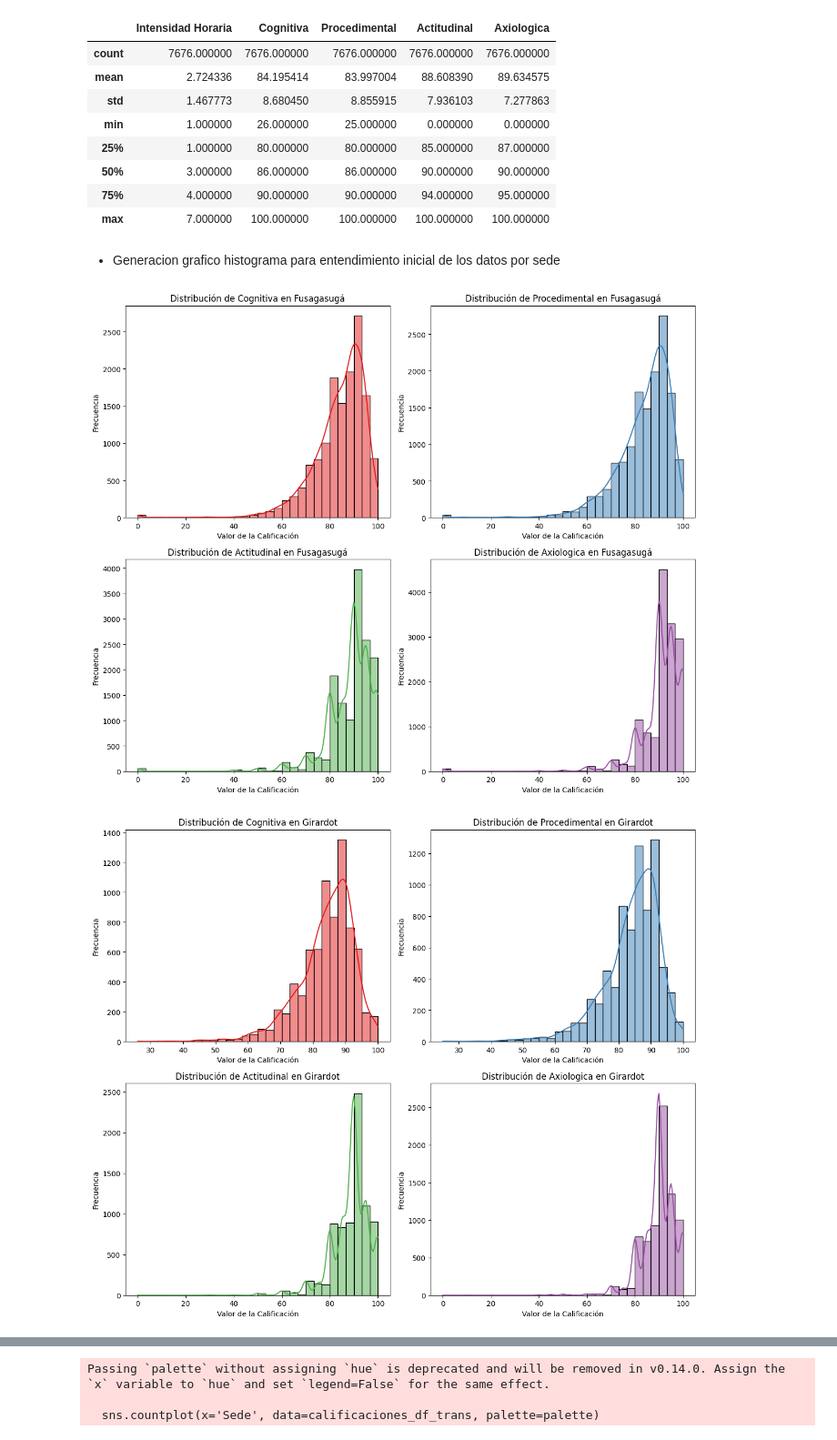
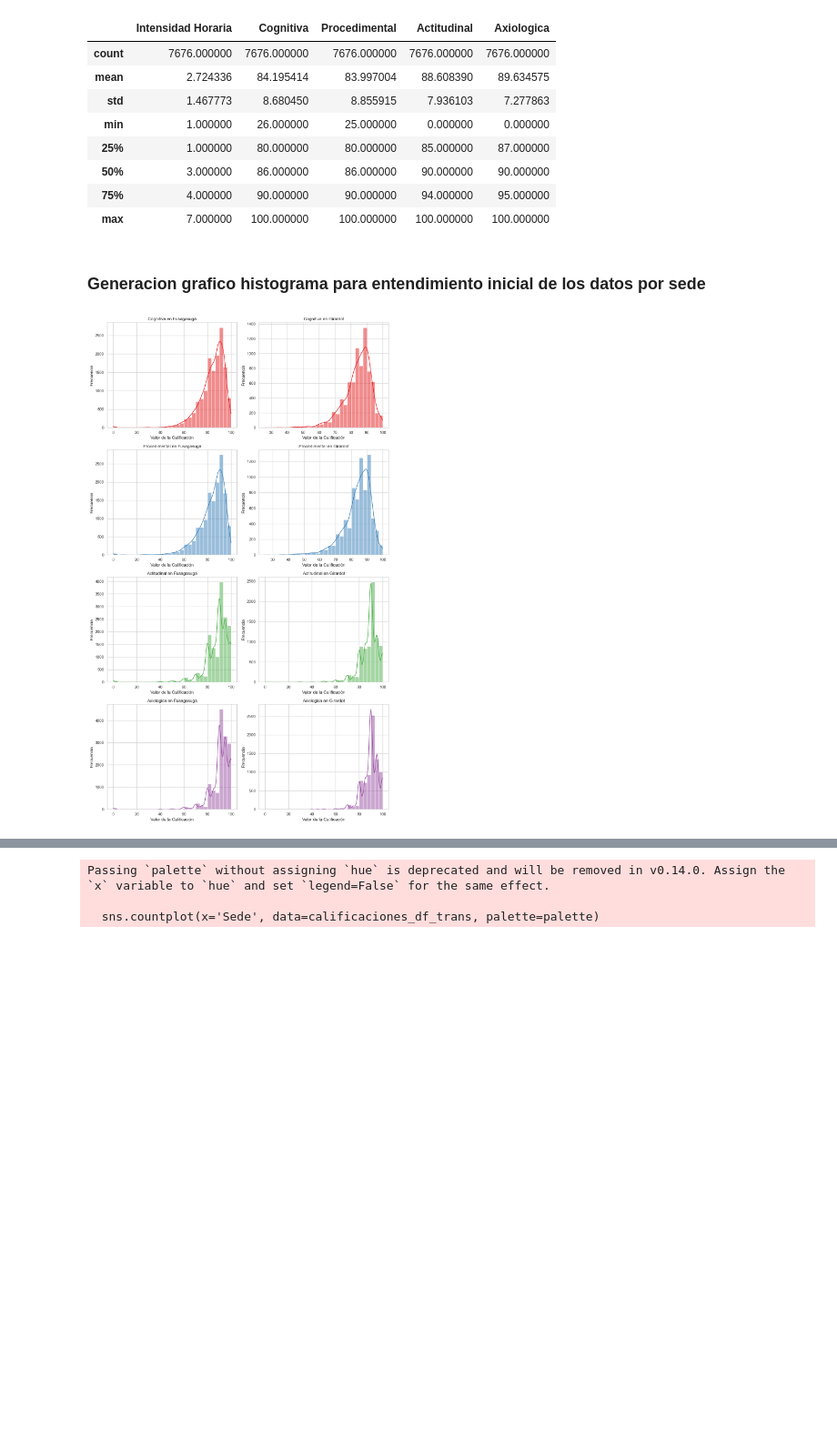
Before and after one commit to didi-gg/formar-innovar, a Jupyter notebook: notebooks/calificaciones_crisp_fase_2.ipynb, the cells around one changed output, grey strips where cells are left out. Shown at 91% size. Cells and saved outputs as stored; diff of their text form; code cells hidden in the pictures; blank space fills up the shorter version.

```diff
--- a/notebooks/calificaciones_crisp_fase_2.ipynb
+++ b/notebooks/calificaciones_crisp_fase_2.ipynb
@@ -284,30 +286,31 @@ Analitica descritiva de Girardot
 # %% [markdown]
-- Generacion grafico histograma para entendimiento inicial de los datos por sede
+### Generacion grafico histograma para entendimiento inicial de los datos por sede
-# %%
-columnas = ['Cognitiva', 'Procedimental', 'Actitudinal', 'Axiologica']
-
-fig_fusa, axes_fusa = plt.subplots(nrows=2, ncols=2, figsize=(12, 10))
-axes_fusa = axes_fusa.flatten()
-
-paleta = sns.color_palette("Set1", len(columnas))
-for i, columna in enumerate(columnas):
-    sns.histplot(calificaciones_df_fusa[columna], bins=30, kde=True, ax=axes_fusa[i], color=paleta[i])
-    axes_fusa[i].set_title(f'Distribución de {columna} en Fusagasugá')
-    axes_fusa[i].set_xlabel('Valor de la Calificación')
-    axes_fusa[i].set_ylabel('Frecuencia')
-plt.tight_layout()
-plt.show()
-
-fig_girardot, axes_girardot = plt.subplots(nrows=2, ncols=2, figsize=(12, 10))
-axes_girardot = axes_girardot.flatten()
-for i, columna in enumerate(columnas):
-    sns.histplot(calificaciones_df_girardot[columna], bins=30, kde=True, ax=axes_girardot[i], color=paleta[i])
-    axes_girardot[i].set_title(f'Distribución de {columna} en Girardot')
-    axes_girardot[i].set_xlabel('Valor de la Calificación')
-    axes_girardot[i].set_ylabel('Frecuencia')
-plt.tight_layout()
-plt.show()
-# %% [output]
-[figure, removed]
-[figure, removed]
+# %%
+def plot_histograms_side_by_side(df1, df2, columnas, location1, location2, palette):
+    fig, axes = plt.subplots(nrows=4, ncols=2, figsize=(12, 20))
+
+    for i, columna in enumerate(columnas):
+        # Gráfico para la primera ubicación (e.g., Fusagasugá)
+        sns.histplot(df1[columna], bins=30, kde=True, ax=axes[i, 0], color=palette[i])
+        axes[i, 0].set_title(f'{columna} en {location1}')
+        axes[i, 0].set_xlabel('Valor de la Calificación')
+        axes[i, 0].set_ylabel('Frecuencia')
+
+        # Gráfico para la segunda ubicación (e.g., Girardot)
+        sns.histplot(df2[columna], bins=30, kde=True, ax=axes[i, 1], color=palette[i])
+        axes[i, 1].set_title(f'{columna} en {location2}')
+        axes[i, 1].set_xlabel('Valor de la Calificación')
+        axes[i, 1].set_ylabel('Frecuencia')
+
+    plt.tight_layout()
+    plt.show()
+
+# Lista de columnas y paleta de colores
+columnas = ['Cognitiva', 'Procedimental', 'Actitudinal', 'Axiologica']
+paleta = sns.color_palette("Set1", len(columnas))
+
+# Generar gráficos lado a lado para Fusagasugá y Girardot
+plot_histograms_side_by_side(calificaciones_df_fusa, calificaciones_df_girardot, columnas, 'Fusagasugá', 'Girardot', paleta)
+# %% [output]
+[figure, added]
 # %% [markdown]
```
Also changed, not shown: parts of 29 cells of this notebook.
